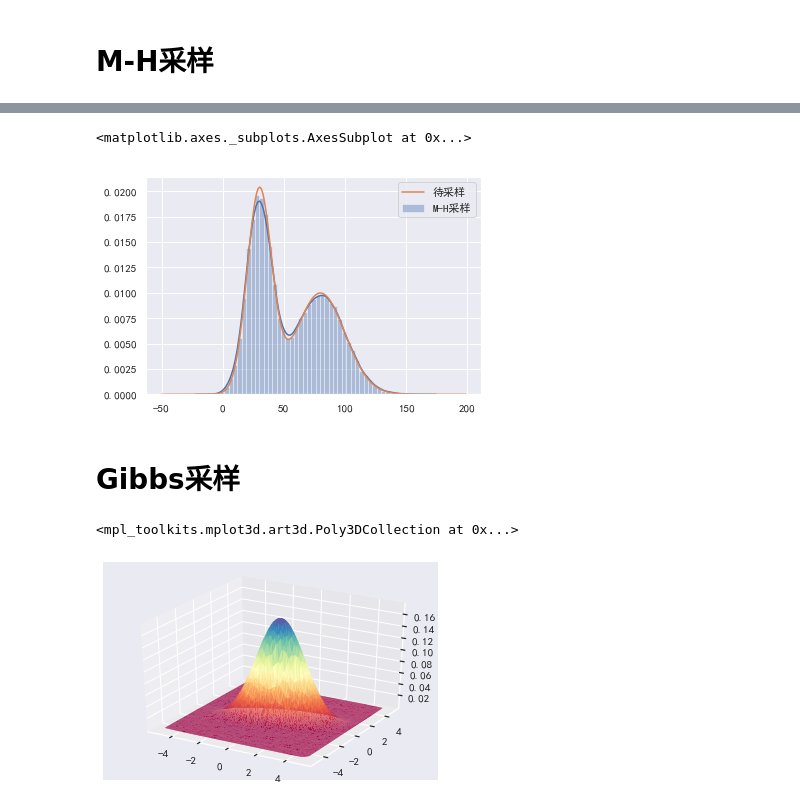
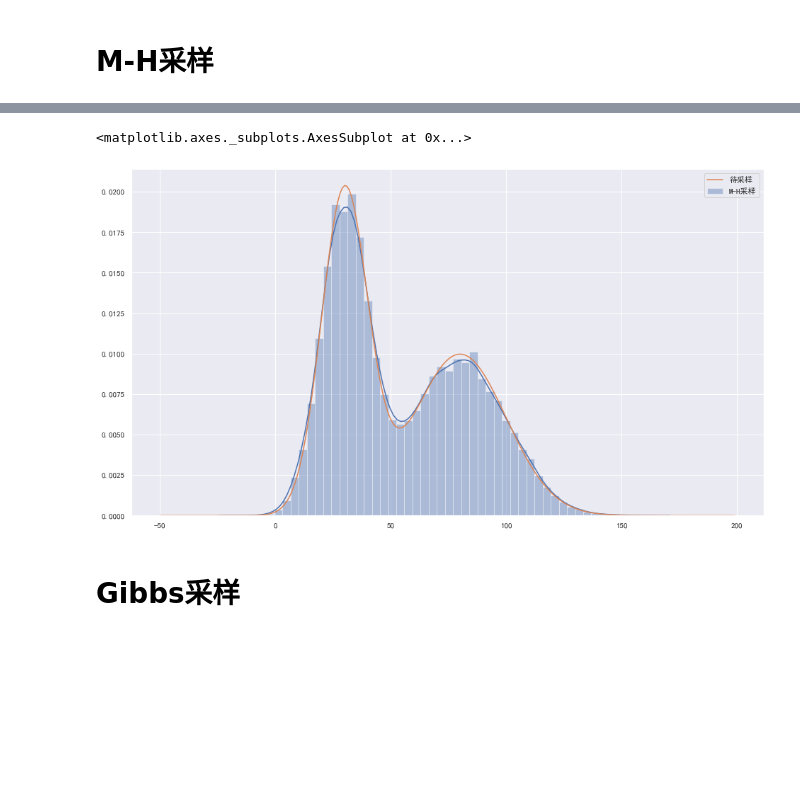
Before and after one commit to 123385918/Python-Science-Handbook, a Jupyter notebook: 各种采样.ipynb, the cells around one changed output, grey strips where cells are left out. Drawn from its saved outputs; the diff is of its cells as text; code cells hidden in the pictures; blank space fills up the shorter version.

```diff
--- a/各种采样.ipynb
+++ b/各种采样.ipynb
@@ -22,4 +95,4 @@ X = [np.random.random()*190-20] ## 用定义域[-20,170]的均匀分布生成初
 for _ in range(100000):
     x_next = np.random.random()*190-20 ## Q是定义域上的均匀分布，根据Q采样x_next
     alpha = min(p_pdf(x_next)/p_pdf(X[-1]),1) ## 计算alpha，Q是对称的，所以可约去Q
-    X.append(x_next if alpha>np.random.uniform() else x) ## 使用一个随机数判断是否接受
+    X.append(x_next if alpha>np.random.uniform() else X[-1]) ## 使用一个随机数判断是否接受
@@ -26,9 +122,10 @@ for _ in range(100000):
 # %%
+plt.figure(figsize=[16,9])
 sns.distplot(X[-90000:],label='M-H采样')
 sns.lineplot(np.arange(-50,200),p_pdf(np.arange(-50,200)),label='待采样')
 # %% [output]
 <matplotlib.axes._subplots.AxesSubplot at 0x...>
-[figure, old version]
+[figure, new version]
 # %% [markdown]
 # Gibbs采样
 # %%
@@ -44,14 +141,6 @@ p_pdf = lambda x: multivariate_normal([avg1, avg2], [[std1*std1, ro*std1*std2],
 # 定义域【-5,5】
 X = np.random.uniform([-5, -5], [5,5], [10000, 2])
 z = p_pdf(X)
-# %%
-from matplotlib import cm
-fig = plt.figure()
-ax = fig.add_subplot(111, projection='3d')
-ax.plot_trisurf(X[:,0], X[:,1], z,cmap=plt.cm.Spectral,linewidth=0)
-# %% [output]
-<mpl_toolkits.mplot3d.art3d.Poly3DCollection at 0x...>
-[figure, removed]
 # %%
 ## 随机初始值
 X = np.random.uniform([-5, -5], [5,5], [1, 2]).tolist()
```
Also changed, not shown: parts of 13 cells of this notebook.
